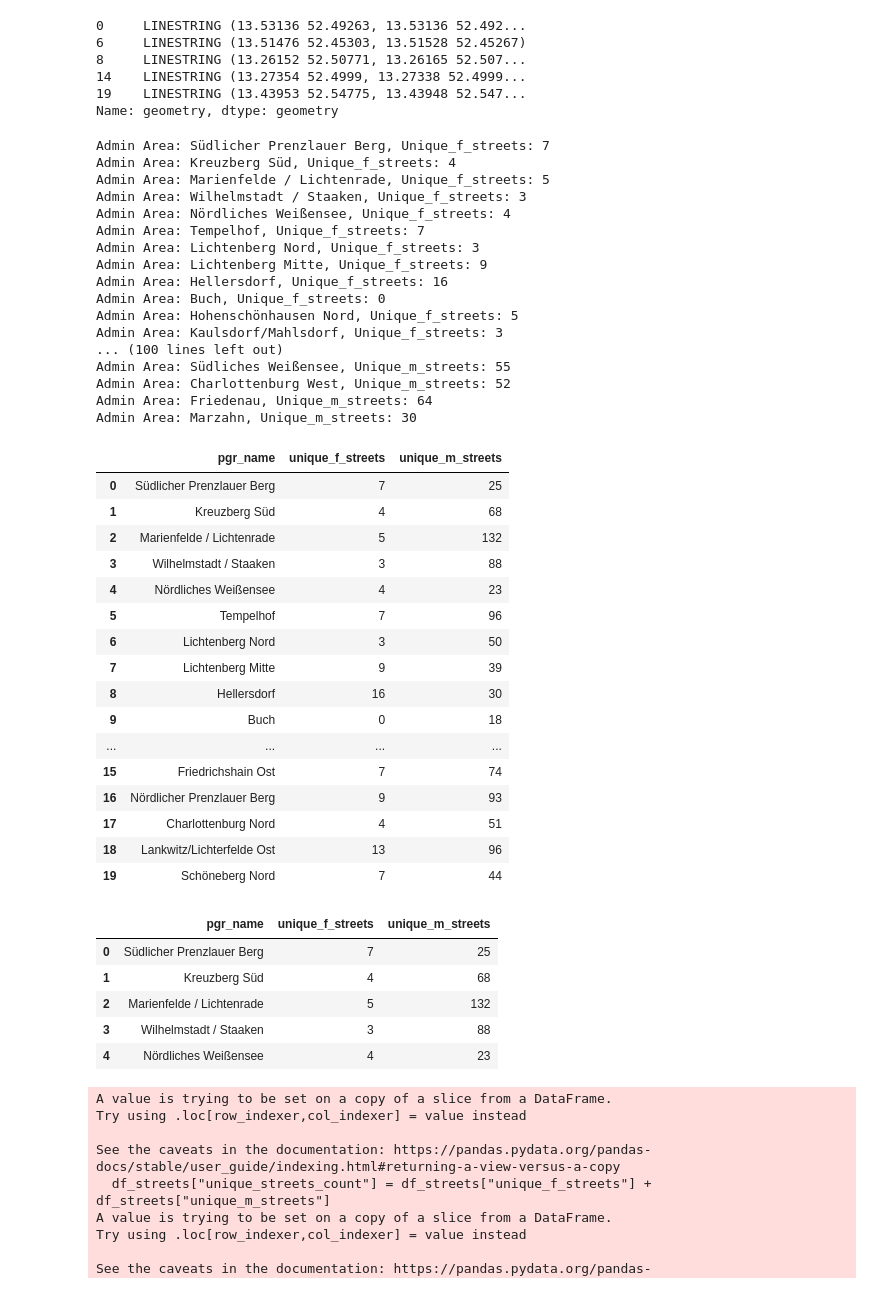
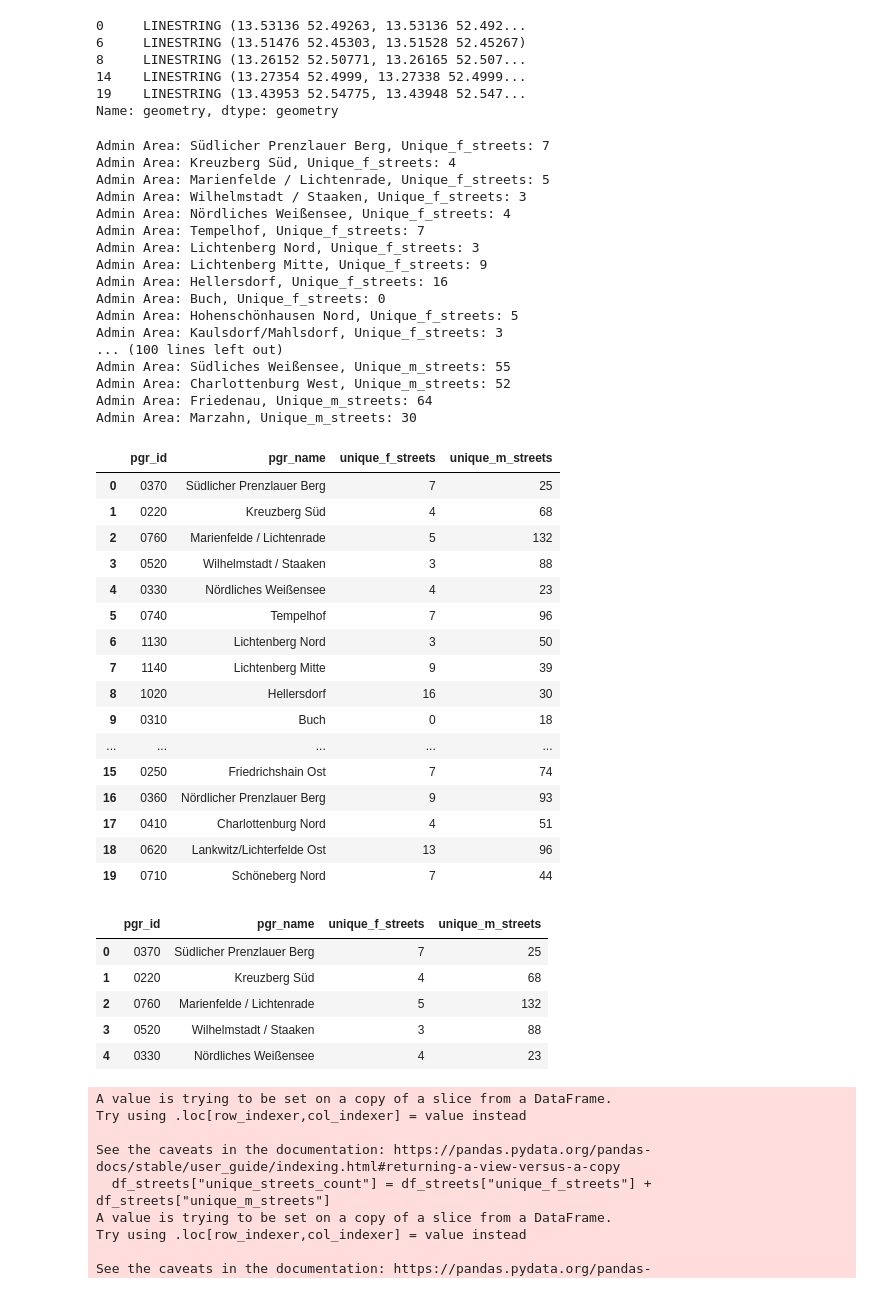
Before and after one commit to technologiestiftung/odis-cardgame, a Jupyter notebook: cardgame/scripts/f_streets_byAdminarea_Berlin.ipynb, the cells around one changed output. Saved outputs shown, nothing was run; the diff lists cells and outputs as text; code cells hidden in the pictures.

```diff
--- a/cardgame/scripts/f_streets_byAdminarea_Berlin.ipynb
+++ b/cardgame/scripts/f_streets_byAdminarea_Berlin.ipynb
@@ -16,9 +16,9 @@ Load GeoJson files
 ------------------------------------------------------------------------------
 """
 
-admin_areas = gpd.read_file("data/Prognoseräume.json")
+admin_areas = gpd.read_file("../data/raw/Prognoseräume.json")
 
-df_streets_gender = gpd.read_file("data/Gender/ways.geojson")
+df_streets_gender = gpd.read_file("../data/raw/ways.geojson")
 # %%
 """
 ------------------------------------------------------------------------------
@@ -189,61 +214,61 @@ Name: geometry, dtype: geometry
 # %%
 #Calculation of unique_f_streets and unique_m_streets for each administrative area
 admin_areas["unique_f_streets"] = admin_areas.apply(
     lambda row: calculate_f_streets(row, df_streets_fm), axis=1
 )
 
 admin_areas["unique_m_streets"] = admin_areas.apply(
     lambda row: calculate_m_streets(row, df_streets_fm), axis=1
 )
 
 #Display the results as a DataFrame
-admin_areas[["pgr_name", "unique_f_streets", "unique_m_streets"]].head(20)
+admin_areas[["pgr_id", "pgr_name", "unique_f_streets", "unique_m_streets"]].head(20)
 # %% [output]
 Admin Area: Südlicher Prenzlauer Berg, Unique_f_streets: 7
 Admin Area: Kreuzberg Süd, Unique_f_streets: 4
 Admin Area: Marienfelde / Lichtenrade, Unique_f_streets: 5
 Admin Area: Wilhelmstadt / Staaken, Unique_f_streets: 3
 Admin Area: Nördliches Weißensee, Unique_f_streets: 4
 Admin Area: Tempelhof, Unique_f_streets: 7
 Admin Area: Lichtenberg Nord, Unique_f_streets: 3
 Admin Area: Lichtenberg Mitte, Unique_f_streets: 9
 Admin Area: Hellersdorf, Unique_f_streets: 16
 Admin Area: Buch, Unique_f_streets: 0
 Admin Area: Hohenschönhausen Nord, Unique_f_streets: 5
 Admin Area: Kaulsdorf/Mahlsdorf, Unique_f_streets: 3
 ... (100 lines left out)
 Admin Area: Südliches Weißensee, Unique_m_streets: 55
 Admin Area: Charlottenburg West, Unique_m_streets: 52
 Admin Area: Friedenau, Unique_m_streets: 64
 Admin Area: Marzahn, Unique_m_streets: 30
-|  | pgr_name | unique_f_streets | unique_m_streets |
-| 0 | Südlicher Prenzlauer Berg | 7 | 25 |
-| 1 | Kreuzberg Süd | 4 | 68 |
-| 2 | Marienfelde / Lichtenrade | 5 | 132 |
-| 3 | Wilhelmstadt / Staaken | 3 | 88 |
-| 4 | Nördliches Weißensee | 4 | 23 |
-| 5 | Tempelhof | 7 | 96 |
-| 6 | Lichtenberg Nord | 3 | 50 |
-| 7 | Lichtenberg Mitte | 9 | 39 |
-| 8 | Hellersdorf | 16 | 30 |
-| 9 | Buch | 0 | 18 |
-| ... | ... | ... | ... |
-| 15 | Friedrichshain Ost | 7 | 74 |
-| 16 | Nördlicher Prenzlauer Berg | 9 | 93 |
-| 17 | Charlottenburg Nord | 4 | 51 |
-| 18 | Lankwitz/Lichterfelde Ost | 13 | 96 |
-| 19 | Schöneberg Nord | 7 | 44 |
+|  | pgr_id | pgr_name | unique_f_streets | unique_m_streets |
+| 0 | 0370 | Südlicher Prenzlauer Berg | 7 | 25 |
+| 1 | 0220 | Kreuzberg Süd | 4 | 68 |
+| 2 | 0760 | Marienfelde / Lichtenrade | 5 | 132 |
+| 3 | 0520 | Wilhelmstadt / Staaken | 3 | 88 |
+| 4 | 0330 | Nördliches Weißensee | 4 | 23 |
+| 5 | 0740 | Tempelhof | 7 | 96 |
+| 6 | 1130 | Lichtenberg Nord | 3 | 50 |
+| 7 | 1140 | Lichtenberg Mitte | 9 | 39 |
+| 8 | 1020 | Hellersdorf | 16 | 30 |
+| 9 | 0310 | Buch | 0 | 18 |
+| ... | ... | ... | ... | ... |
+| 15 | 0250 | Friedrichshain Ost | 7 | 74 |
+| 16 | 0360 | Nördlicher Prenzlauer Berg | 9 | 93 |
+| 17 | 0410 | Charlottenburg Nord | 4 | 51 |
+| 18 | 0620 | Lankwitz/Lichterfelde Ost | 13 | 96 |
+| 19 | 0710 | Schöneberg Nord | 7 | 44 |
 # %%
 #Merge dataframes
 
-df_streets = admin_areas[["pgr_name", "unique_f_streets", "unique_m_streets"]]
+df_streets = admin_areas[["pgr_id", "pgr_name", "unique_f_streets", "unique_m_streets"]]
 
 df_streets.head()
 # %% [output]
-|  | pgr_name | unique_f_streets | unique_m_streets |
-| 0 | Südlicher Prenzlauer Berg | 7 | 25 |
-| 1 | Kreuzberg Süd | 4 | 68 |
-| 2 | Marienfelde / Lichtenrade | 5 | 132 |
-| 3 | Wilhelmstadt / Staaken | 3 | 88 |
-| 4 | Nördliches Weißensee | 4 | 23 |
+|  | pgr_id | pgr_name | unique_f_streets | unique_m_streets |
+| 0 | 0370 | Südlicher Prenzlauer Berg | 7 | 25 |
+| 1 | 0220 | Kreuzberg Süd | 4 | 68 |
+| 2 | 0760 | Marienfelde / Lichtenrade | 5 | 132 |
+| 3 | 0520 | Wilhelmstadt / Staaken | 3 | 88 |
+| 4 | 0330 | Nördliches Weißensee | 4 | 23 |
 # %%
```
Also changed, not shown: parts of 6 cells of this notebook, 18 other files.
